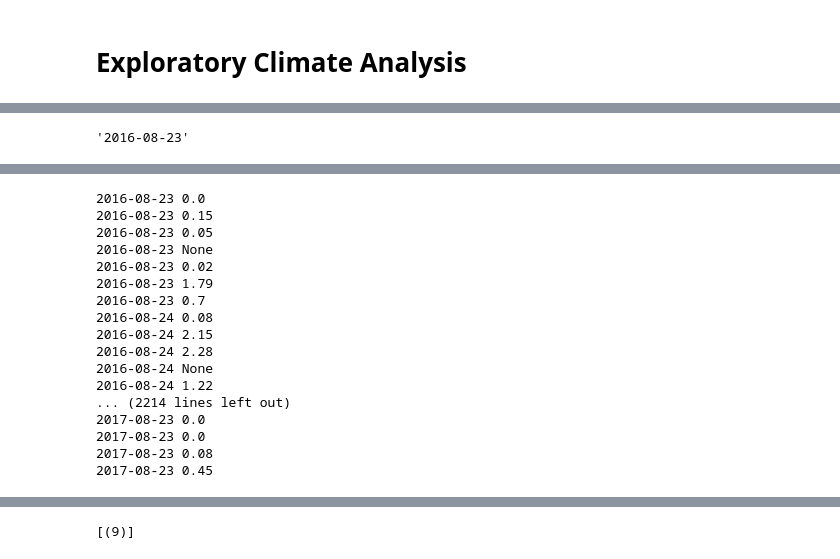
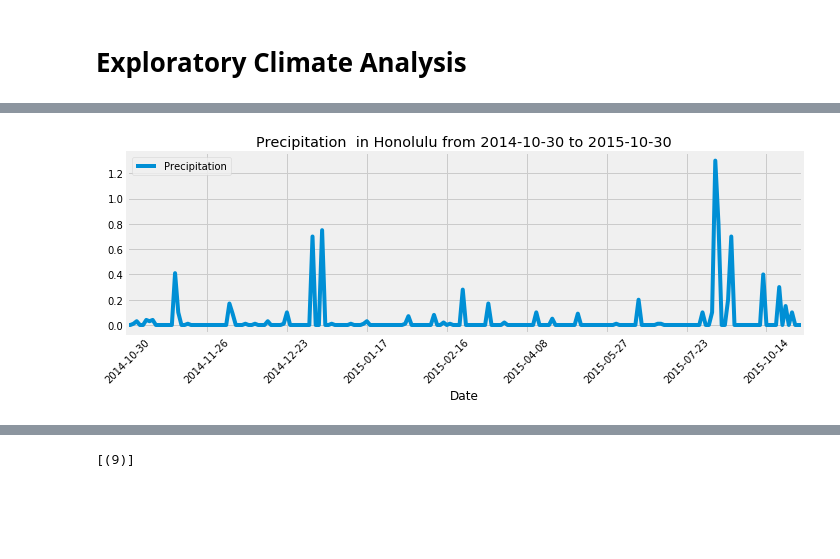
Before and after one commit to jpastell/DataAnalysisBootCamp, a Jupyter notebook: Python/sqlalchemy/climate_analysis.ipynb, the cells around one changed output, grey strips where cells are left out. Drawn from its saved outputs; the diff is of its cells as text; code cells hidden in the pictures; blank space fills up the shorter version.

Commit message:
Jut honolulu information

```diff
--- a/Python/sqlalchemy/climate_analysis.ipynb
+++ b/Python/sqlalchemy/climate_analysis.ipynb
@@ -54,11 +41,9 @@ print(date1)
-# %%
-date1.strftime("%Y-%m-%d")
-# %% [output]
-'2016-08-23'
 # %%
 #[-] Design a query to retrieve the last 12 months of precipitation data and plot the results
 
 #Do a quiery to get last date in the data base
+#Since the instructions says vacations are in Honolulu, Hawaiiwe
+#queries are related to thsi citiy only
 city = "Honolulu"
 
 sel = [Measurement.date, Measurement.prcp, Station.station, Station.name]
@@ -66,16 +51,35 @@ last_record = session.query(*sel).filter(Measurement.station == Station.station)
                 filter(Station.name.contains(city.upper())).\
                     order_by(Measurement.date.desc()).first()
 
+# Calculate the date 1 year ago from the last data point in the database
+parser_list = last_record[0].split("-")
+last_date = dt.datetime(int(parser_list[0]),int(parser_list[1]),int(parser_list[2]))
+start_date = last_date + relativedelta(months=-12)
+# Perform a query to retrieve the data and precipitation scores
+results = session.query(*sel).filter(Measurement.station == Station.station).\
+                filter(Station.name.contains(city.upper())).\
+                    filter(Measurement.date >= start_date.strftime("%Y-%m-%d")).\
+                        order_by(Measurement.date).all()
 
-last_record
-# Calculate the date 1 year ago from the last data point in the database
-parser_list = last_record.date.split("-")
-last_date = dt.datetime(int(parser_list[0]),int(parser_list[1]),int(parser_list[2]))
-print(last_date)
-last_date = last_date + relativedelta(months=-12)
-print(last_date)
-# Perform a query to retrieve the data and precipitation scores
-results = session.query(Measurement).\
-    filter(Measurement.date >= date1.strftime("%Y-%m-%d")).\
-        order_by(Measurement.date).all()
+# Save the query results as a Pandas DataFrame and set the index to the date column
+#The data is already sorted by the query
+date = [entry[0] for entry in results]
+prcp = [entry[1] for entry in results]
+
+#Creating the data frame
+place_prcp_df = pd.DataFrame({"Date":date,
+                              "Precipitation":prcp}).set_index('Date')
+
+#Droping non existing records
+place_prcp_df.dropna(inplace=True)
+
+# Use Pandas Plotting with Matplotlib to plot the data
+#Plot the reults
+str_start_date = start_date.strftime("%Y-%m-%d")
+str_end_date = last_date.strftime("%Y-%m-%d")
+title=f"Precipitation  in {city} from {str_start_date} to {str_end_date}"
+place_prcp_df.plot(figsize=(10,4),title=title)
+plt.xticks(rotation=45)
+plt.tight_layout()
+plt.show()
 # %% [output]
@@ -84,30 +86 @@ results = session.query(Measurement).\
+[figure, added]
-# %%
-#[-] Design a query to retrieve the last 12 months of precipitation data and plot the results
-
-# Save the query results as a Pandas DataFrame and set the index to the date column
-for test in results:
-    print(test.date,test.prcp)
-date = [entry for entry in test.date]
-
-
-# Sort the dataframe by date
-
-# Use Pandas Plotting with Matplotlib to plot the data
-# %% [output]
-2016-08-23 0.0
-2016-08-23 0.15
-2016-08-23 0.05
-2016-08-23 None
-2016-08-23 0.02
-2016-08-23 1.79
-2016-08-23 0.7
-2016-08-24 0.08
-2016-08-24 2.15
-2016-08-24 2.28
-2016-08-24 None
-2016-08-24 1.22
-... (2214 lines left out)
-2017-08-23 0.0
-2017-08-23 0.0
-2017-08-23 0.08
-2017-08-23 0.45
```
Also changed, not shown: parts of 5 cells of this notebook.
